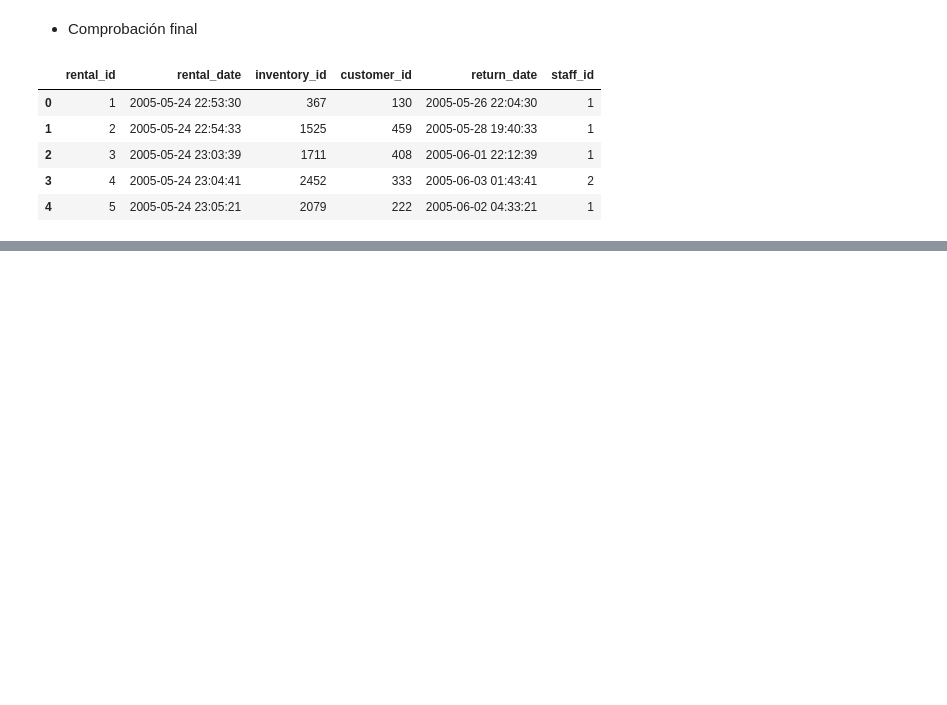
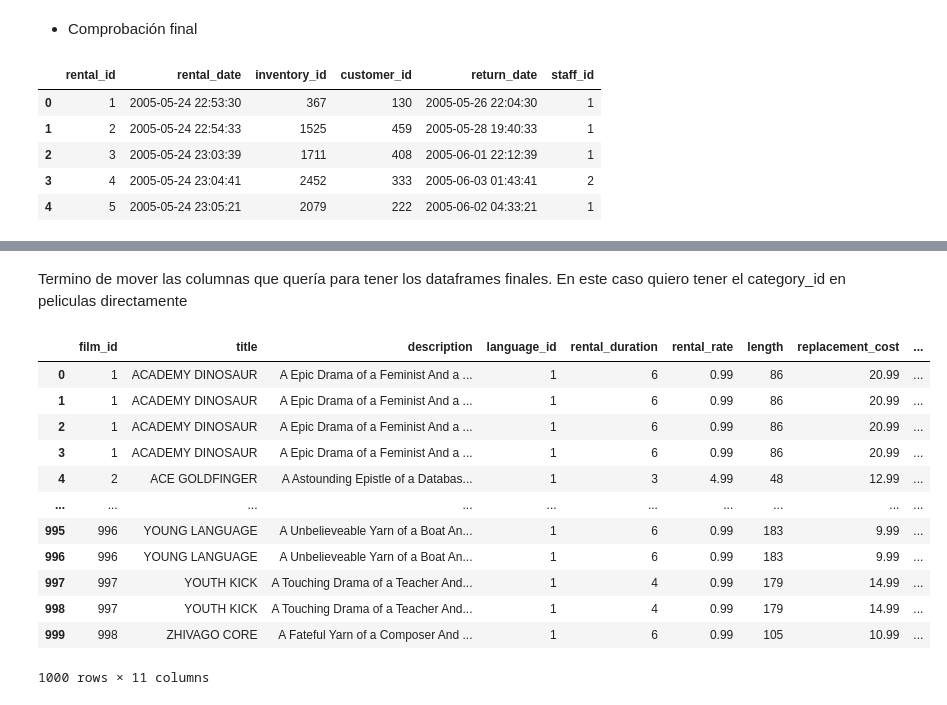
Before and after one commit to Blanca95/MySQL_proyect, a Jupyter notebook: notebook/limpieza.ipynb, the cells around one changed output, grey strips where cells are left out. Cells and saved outputs as stored; diff of their text form; code cells hidden in the pictures; blank space fills up the shorter version.

```diff
--- a/notebook/limpieza.ipynb
+++ b/notebook/limpieza.ipynb
@@ -463,0 +530,21 @@ alquileres.head()
+# %% [markdown]
+Termino de mover las columnas que quería para tener los dataframes finales. En este caso quiero tener el category_id en peliculas directamente
+# %%
+disco_temp =  disco_duro_viejo.drop('full_name', axis=1, inplace=False)
+# %%
+new_peliculas=pd.merge(peliculas, disco_temp, on='title', how='inner')
+new_peliculas
+# %% [output]
+|  | film_id | title | description | language_id | rental_duration | rental_rate | length | replacement_cost | ... |
+| 0 | 1 | ACADEMY DINOSAUR | A Epic Drama of a Feminist And a ... | 1 | 6 | 0.99 | 86 | 20.99 | ... |
+| 1 | 1 | ACADEMY DINOSAUR | A Epic Drama of a Feminist And a ... | 1 | 6 | 0.99 | 86 | 20.99 | ... |
+| 2 | 1 | ACADEMY DINOSAUR | A Epic Drama of a Feminist And a ... | 1 | 6 | 0.99 | 86 | 20.99 | ... |
+| 3 | 1 | ACADEMY DINOSAUR | A Epic Drama of a Feminist And a ... | 1 | 6 | 0.99 | 86 | 20.99 | ... |
+| 4 | 2 | ACE GOLDFINGER | A Astounding Epistle of a Databas... | 1 | 3 | 4.99 | 48 | 12.99 | ... |
+| ... | ... | ... | ... | ... | ... | ... | ... | ... | ... |
+| 995 | 996 | YOUNG LANGUAGE | A Unbelieveable Yarn of a Boat An... | 1 | 6 | 0.99 | 183 | 9.99 | ... |
+| 996 | 996 | YOUNG LANGUAGE | A Unbelieveable Yarn of a Boat An... | 1 | 6 | 0.99 | 183 | 9.99 | ... |
+| 997 | 997 | YOUTH KICK | A Touching Drama of a Teacher And... | 1 | 4 | 0.99 | 179 | 14.99 | ... |
+| 998 | 997 | YOUTH KICK | A Touching Drama of a Teacher And... | 1 | 4 | 0.99 | 179 | 14.99 | ... |
+| 999 | 998 | ZHIVAGO CORE | A Fateful Yarn of a Composer And ... | 1 | 6 | 0.99 | 105 | 10.99 | ... |
+1000 rows × 11 columns
```
Also changed, not shown: parts of 13 cells of this notebook.
